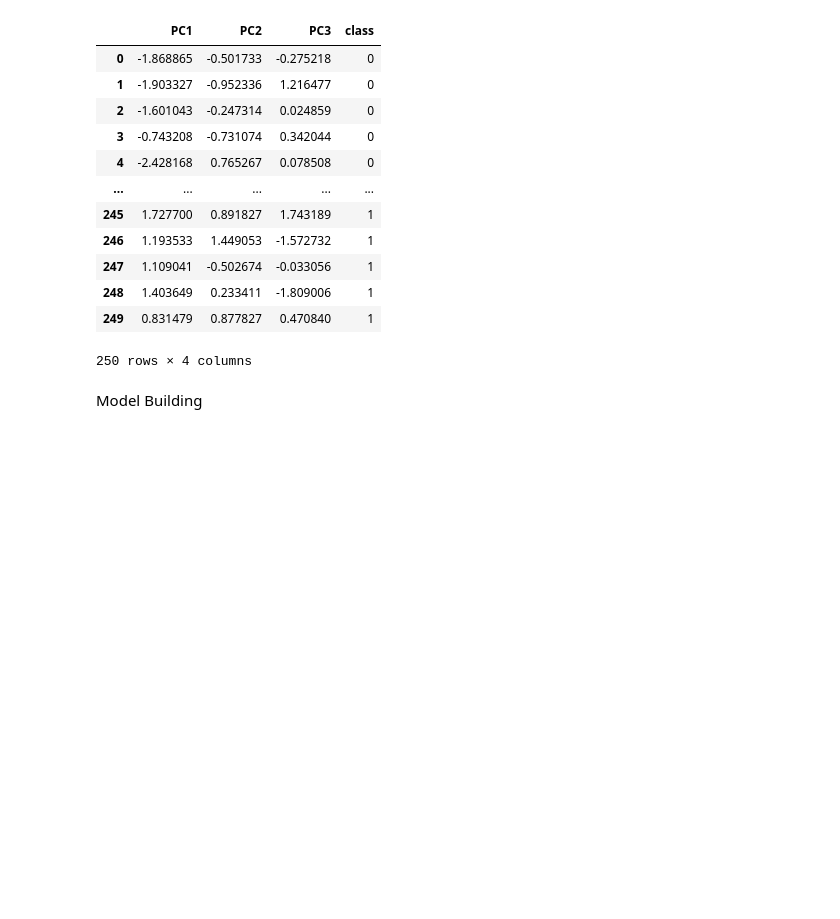
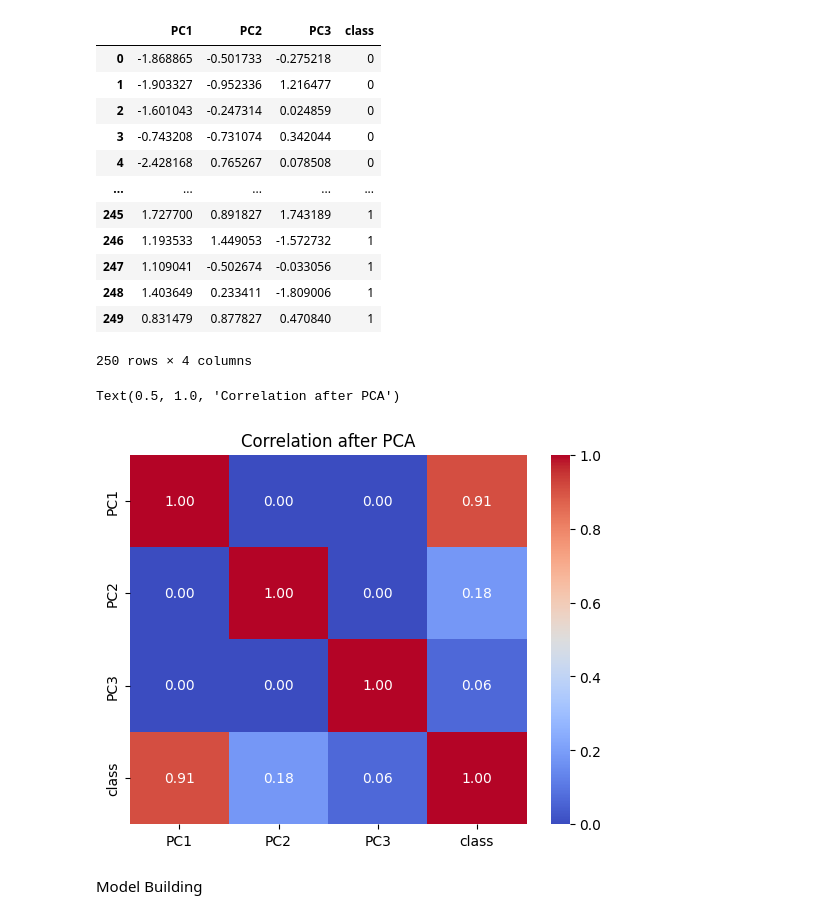
Before and after one commit to chaudharijay/Bankcruptcy-Prediction-using-ML, a Jupyter notebook: model.ipynb, the cells around one changed output. Cells and saved outputs as stored; diff of their text form; code cells hidden in the pictures; blank space fills up the shorter version.

```diff
--- a/model.ipynb
+++ b/model.ipynb
@@ -176,6 +299,13 @@ df_pca
 | 248 | 1.403649 | 0.233411 | -1.809006 | 1 |
 | 249 | 0.831479 | 0.877827 | 0.470840 | 1 |
 250 rows × 4 columns
+# %%
+df_pca_corr = df_pca.corr()
+sns.heatmap(df_pca_corr,annot=True, cmap = "coolwarm", fmt=".2f")
+plt.title("Correlation after PCA")
+# %% [output]
+Text(0.5, 1.0, 'Correlation after PCA')
+[figure, added]
 # %% [markdown]
 Model Building
 # %%
```
Also changed, not shown: parts of 14 cells of this notebook, 1 other file.
